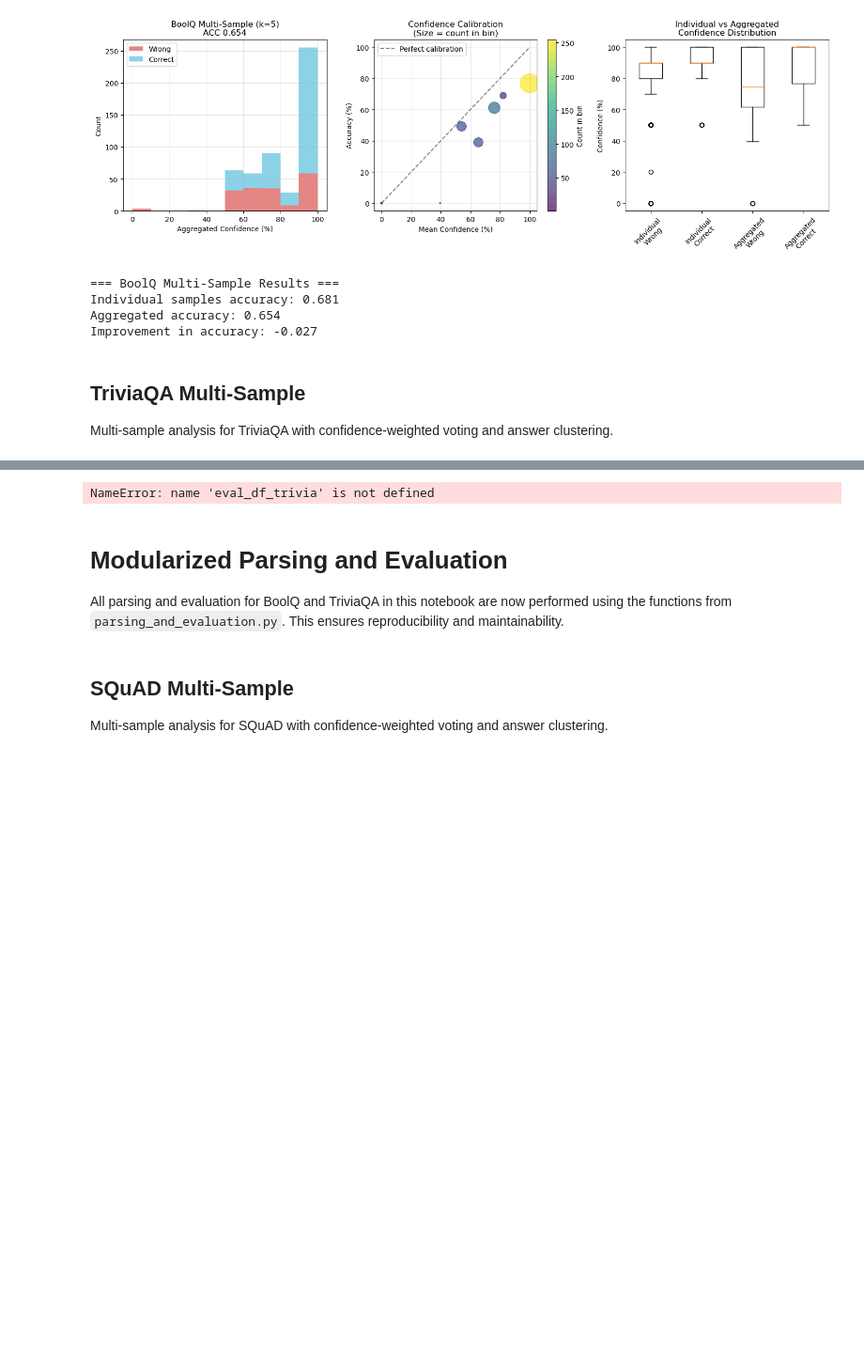
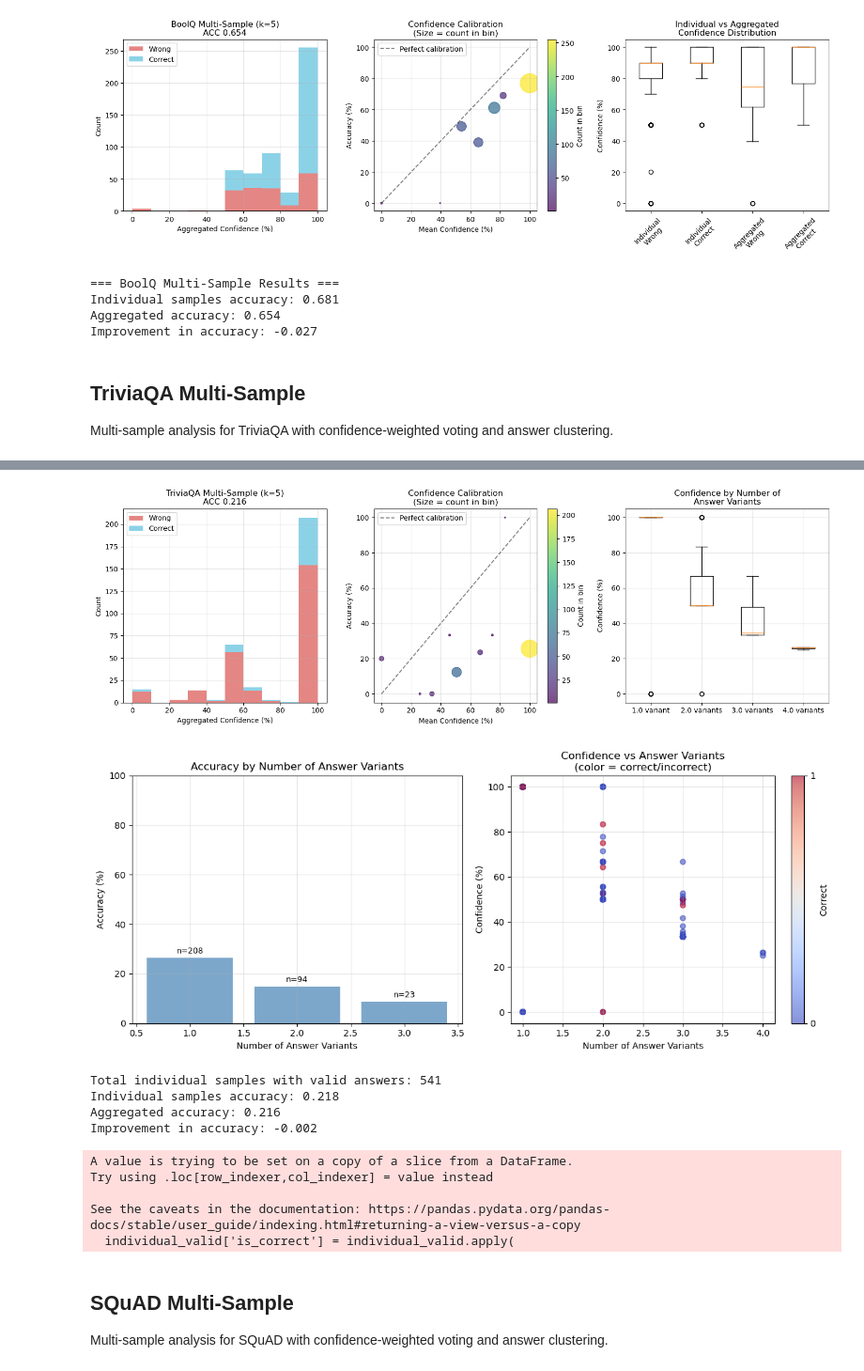
Before and after one commit to christian-hobelsberger/LLMUncertainty, a Jupyter notebook: analyze_confidence_output.ipynb, the cells around one changed output, grey strips where cells are left out. Shown at 94% size. Drawn from its saved outputs; the diff is of its cells as text; code cells hidden in the pictures; blank space fills up the shorter version.

```diff
--- a/analyze_confidence_output.ipynb
+++ b/analyze_confidence_output.ipynb
@@ -483,15 +370,22 @@ try:
     # Option 1: Keep unanswerable questions
     df_squad_all = parse_and_evaluate_squad(df_squad.copy(), remove_unanswerable=False)
 
+    # Drop rows with NaN in parsed_confidence or is_correct for valid evaluation
+    df_squad_all_valid = df_squad_all.dropna(subset=["parsed_confidence", "is_correct"])
+
     # Option 2: Remove unanswerable questions
     df_squad_answerable = parse_and_evaluate_squad(df_squad.copy(), remove_unanswerable=True)
+
+    # Drop rows with NaN in parsed_confidence or is_correct for valid evaluation
+    df_squad_answerable_valid = df_squad_answerable.dropna(subset=["parsed_confidence", "is_correct"])
 
     # Display results for both versions
     print("=== SQuAD Results (All Questions) ===")
     print(f"Total samples: {len(df_squad_all)}")
+    print(f"Total samples (valid): {len(df_squad_all_valid)}")
     print(f"Valid parsed answers: {df_squad_all['parsed_answer'].notna().sum()}")
     print(f"Valid confidences: {df_squad_all['parsed_confidence'].notna().sum()}")
-    print(f"Accuracy: {df_squad_all['is_correct'].mean():.3f}")
+    print(f"Accuracy (of valid answers): {df_squad_all_valid['is_correct'].mean():.3f}")
 
     if 'is_impossible' in df_squad_all.columns:
         unanswerable_count = (df_squad_all['is_impossible'] == True).sum()
@@ -499,9 +393,10 @@ try:
 
     print("\n=== SQuAD Results (Answerable Questions Only) ===")
     print(f"Total samples: {len(df_squad_answerable)}")
+    print(f"Total samples (valid): {len(df_squad_answerable_valid)}")
     print(f"Valid parsed answers: {df_squad_answerable['parsed_answer'].notna().sum()}")
     print(f"Valid confidences: {df_squad_answerable['parsed_confidence'].notna().sum()}")
-    print(f"Accuracy: {df_squad_answerable['is_correct'].mean():.3f}")
+    print(f"Accuracy (of valid answers): {df_squad_answerable_valid['is_correct'].mean():.3f}")
 
     # Show first few rows to verify parsing
     print("\nFirst few parsed results (all questions):")
@@ -1264,8 +1140,9 @@ from parsing_and_evaluation import normalize_trivia_multi, evaluate_trivia_answe
 # Visualizations for TriviaQA multi-sample analysis
 import matplotlib.pyplot as plt
 
-# Filter valid aggregated results (with actual answers)
+# Filter valid aggregated results (with actual answers and confidence) and remove those with no answer variants
 valid_agg_trivia = eval_df_trivia[eval_df_trivia['agg_answer'].notna()].copy()
+valid_agg_trivia = valid_agg_trivia[valid_agg_trivia['answer_variants'] > 0]
 
 plt.figure(figsize=(15, 5))
 
@@ -1360,38 +1237,44 @@ scatter = plt.scatter(valid_agg_trivia['answer_variants'],
                      alpha=0.6)
 
 plt.xlabel("Number of Answer Variants")
 plt.ylabel("Confidence (%)")
 plt.title("Confidence vs Answer Variants\n(color = correct/incorrect)")
 plt.colorbar(scatter, label='Correct', ticks=[0, 1])
 plt.grid(True, alpha=0.3)
 
 plt.tight_layout()
 plt.savefig("figures/metrics/confidence_elicitation/trivia_multi_variants_analysis.png", dpi=150)
 plt.show()
 
 # Compare individual vs aggregated performance
 # Filter individual samples that have valid answers
 individual_valid = df_trivia_multi.dropna(subset=["parsed_answer", "parsed_confidence"])
 print(f"Total individual samples with valid answers: {len(individual_valid)}")
 
 # Calculate individual accuracy if possible
 if 'answers' in individual_valid.columns:
     individual_valid['is_correct'] = individual_valid.apply(
         lambda row: evaluate_trivia_answer(normalize_trivia_multi(row['parsed_answer']),
                                           eval(row['answers'])),
         axis=1)
     individual_acc = individual_valid['is_correct'].mean() if 'is_correct' in individual_valid.columns else 0
     aggregated_acc = valid_agg_trivia['is_correct'].mean()
 
     print(f"Individual samples accuracy: {individual_acc:.3f}")
     print(f"Aggregated accuracy: {aggregated_acc:.3f}")
     print(f"Improvement in accuracy: {aggregated_acc - individual_acc:.3f}")
 # %% [output]
+[figure, added]
+[figure, added]
-NameError: name 'eval_df_trivia' is not defined
+Total individual samples with valid answers: 541
+Individual samples accuracy: 0.218
+Aggregated accuracy: 0.216
+Improvement in accuracy: -0.002
+A value is trying to be set on a copy of a slice from a DataFrame.
+Try using .loc[row_indexer,col_indexer] = value instead
+
+See the caveats in the documentation: https://pandas.pydata.org/pandas-docs/stable/user_guide/indexing.html#returning-a-view-versus-a-copy
+  individual_valid['is_correct'] = individual_valid.apply(
-# %% [markdown]
-# Modularized Parsing and Evaluation
-
-All parsing and evaluation for BoolQ and TriviaQA in this notebook are now performed using the functions from `parsing_and_evaluation.py`. This ensures reproducibility and maintainability.
 # %% [markdown]
 ## SQuAD Multi-Sample
 
```
Also changed, not shown: parts of 9 cells of this notebook, 5 other files.
